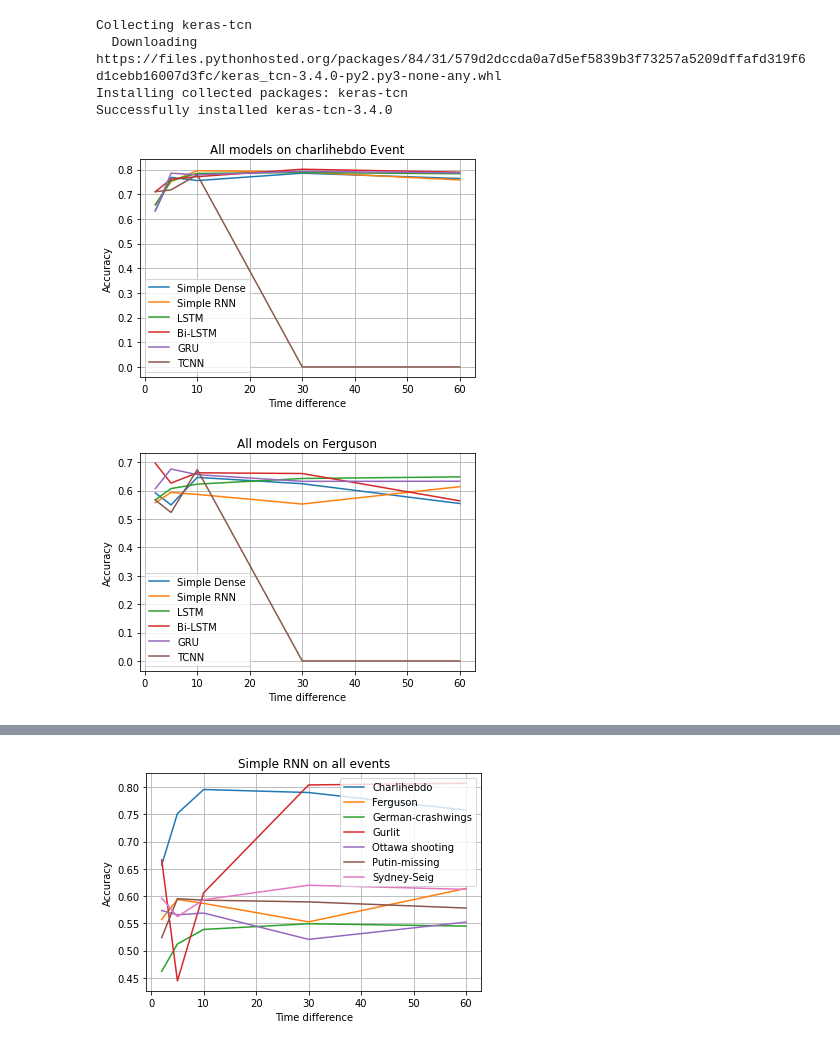
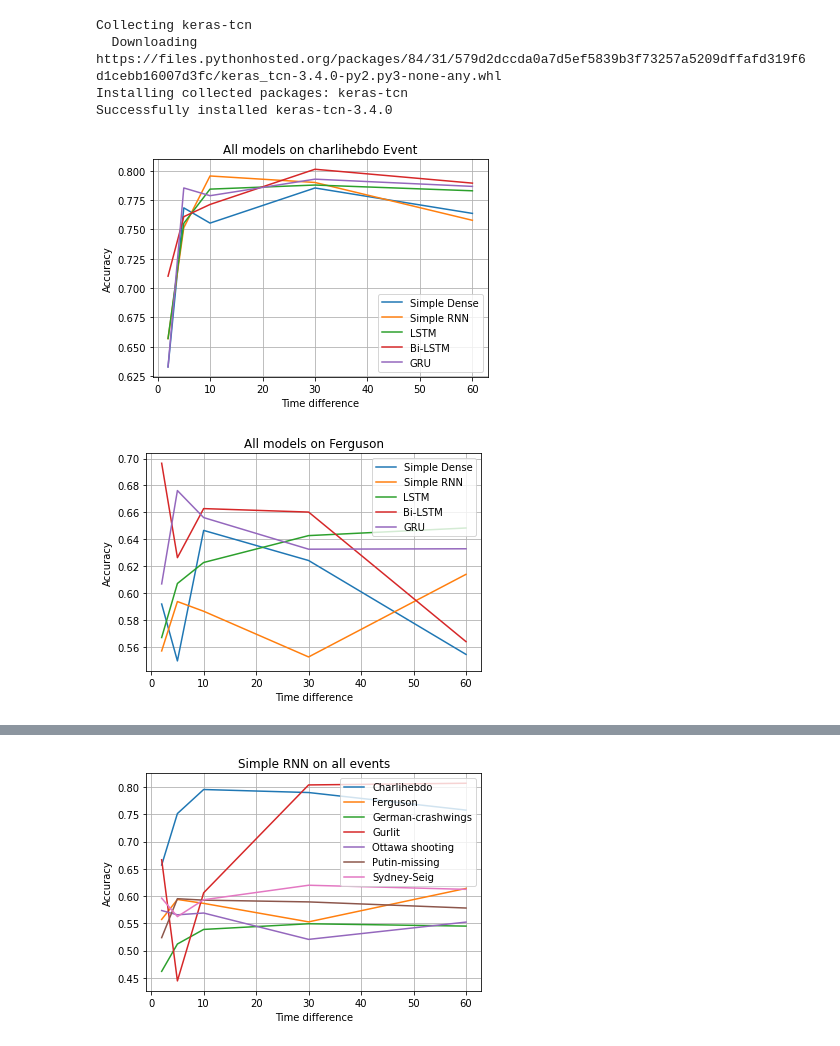
Before and after one commit to alidevhere/twitter-rumors, a Jupyter notebook: twitter.ipynb, the cells around one changed output, grey strips where cells are left out. Cells and saved outputs as stored; diff of their text form; code cells hidden in the pictures.

```diff
--- a/twitter.ipynb
+++ b/twitter.ipynb
@@ -364,7 +364,7 @@ def plot_charliehebdo():
     plt.plot(time,[0.657004831,	0.755178908	,0.784313725	,0.787793427	,0.782892589], label='LSTM')
     plt.plot(time,[0.710144928,	0.760828625,	0.77124183	,0.801251956	,0.789422135], label='Bi-LSTM')
     plt.plot(time,[0.632850242,	0.785310734,	0.778711485	,0.792801252,	0.786647078], label='GRU')
-    plt.plot(time,[0.710144928,0.717514124,0.778711485,0,0], label='TCNN')
+    #plt.plot(time,[0.710144928,0.717514124,0.778711485,0,0], label='TCNN')
 
 
     x_axis = 'time stamp'
@@ -376,24 +376,24 @@ def plot_charliehebdo():
     plt.legend()
 plot_charliehebdo()
 # %% [output]
-[figure, old version]
+[figure, new version]
 # %%
 def plot_ferguson():
     time = [2,5,10,30,60]
     import matplotlib.pyplot as plt
     plt.plot(time,[0.592039801,	0.549808429,	0.646666667	,0.624327957	,0.554626533], label='Simple Dense')
     plt.plot(time,[0.55721393	,0.593869732	,0.586666667	,0.552755376	,0.614083984], label='Simple RNN')
     plt.plot(time,[0.567164179,	0.607279693,	0.622857143,	0.64280914	,0.648457822], label='LSTM')
     plt.plot(time,[0.696517413	,0.626436782	,0.662857143	,0.660282258	,0.564102564], label='Bi-LSTM')
     plt.plot(time,[0.606965174	,0.676245211	,0.656190476	,0.632728495	,0.633036046], label='GRU')
-    plt.plot(time,[0.567164179,0.522988506,0.674285714,0,0], label='TCNN')
+    #plt.plot(time,[0.567164179,0.522988506,0.674285714,0,0], label='TCNN')
     x_axis = 'time stamp'
     y_axis = 'accuracy'
     plt.xlabel('Time difference')
     plt.ylabel('Accuracy')
     plt.title('All models on Ferguson')
     plt.grid(True)
     plt.legend()
 plot_ferguson()
 # %% [output]
-[figure, old version]
+[figure, new version]
```
Also changed, not shown: parts of 17 cells of this notebook.
